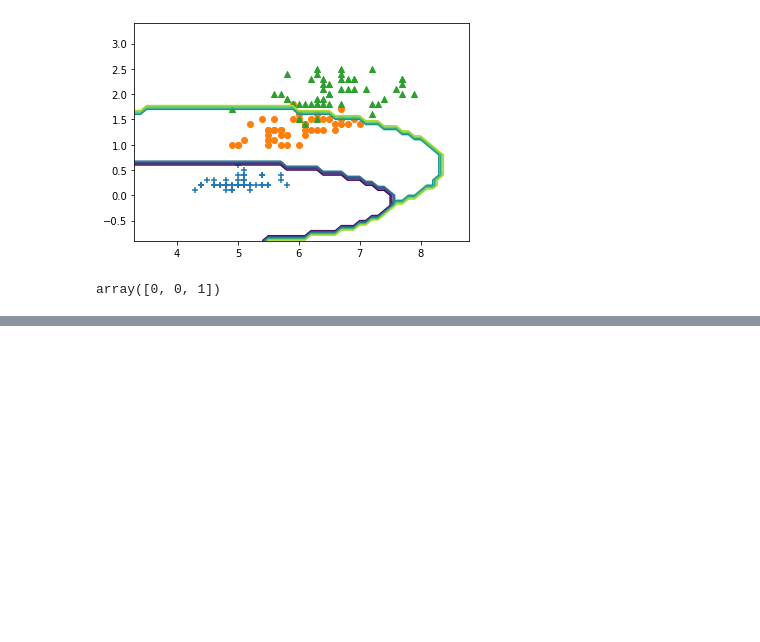
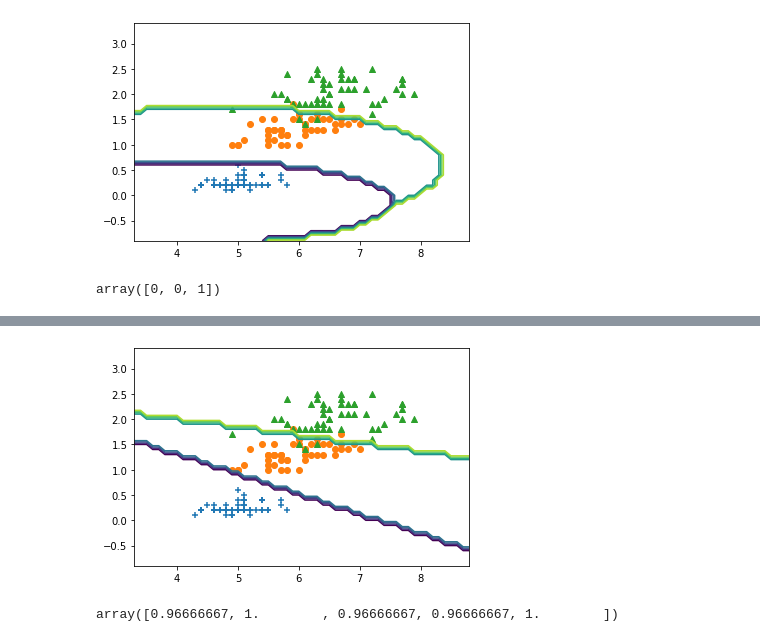
Before and after one commit to MikhailKiyan/eas-020-01.2020, a Jupyter notebook: Lesson_21.01.20.ipynb, the cells around one changed output, grey strips where cells are left out. Saved outputs shown, nothing was run; the diff lists cells and outputs as text; code cells hidden in the pictures; blank space fills up the shorter version.

```diff
--- a/Lesson_21.01.20.ipynb
+++ b/Lesson_21.01.20.ipynb
@@ -408,3 +408,10 @@ nb.fit(data, target)
 nb.predict([data[0], data[1], [4, 0, 3, 2]])
 # %% [output]
 array([0, 0, 1])
+# %%
+from sklearn.linear_model import LogisticRegression
+from sklearn.model_selection import cross_val_score
+
+lr = LogisticRegression()
+
+np.mean(cross_val_score(lr, data, target))
@@ -410,0 +427,12 @@ array([0, 0, 1])
+# %%
+lr.fit(data[:, [0, 3]], target)
+pdb(X, Y, lr)
+# %% [output]
+[figure, added]
+# %%
+from sklearn.svm import SVC
+
+svc = SVC(kernel='linear')
+cross_val_score(svc, data, target)
+# %% [output]
+array([0.96666667, 1.        , 0.96666667, 0.96666667, 1.        ])
```
Also changed, not shown: parts of 42 cells of this notebook, 1 other file.
